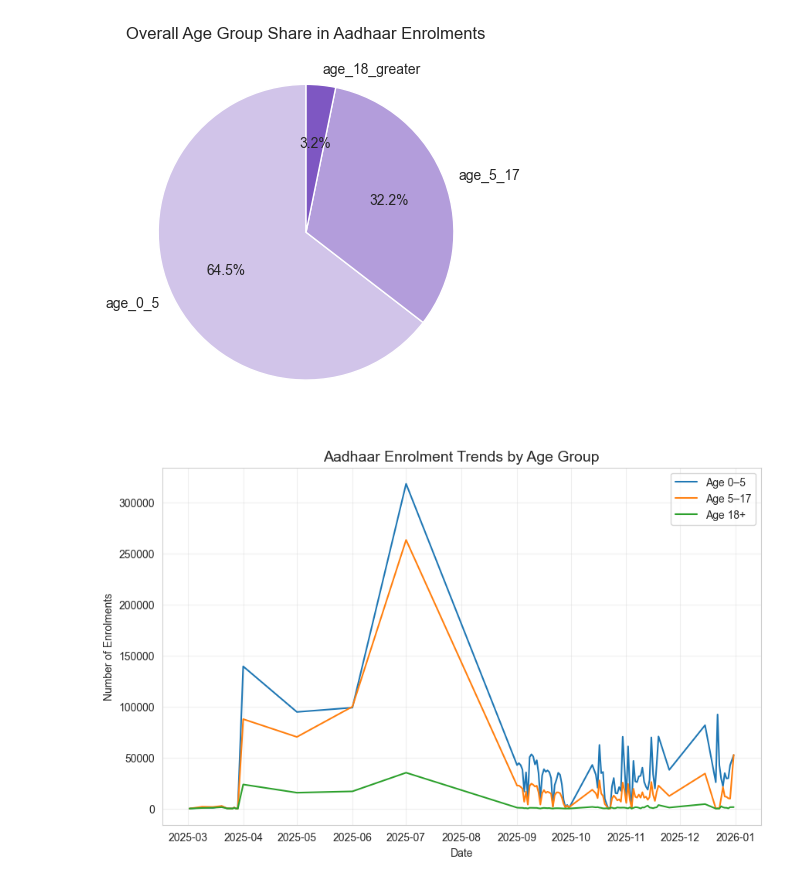
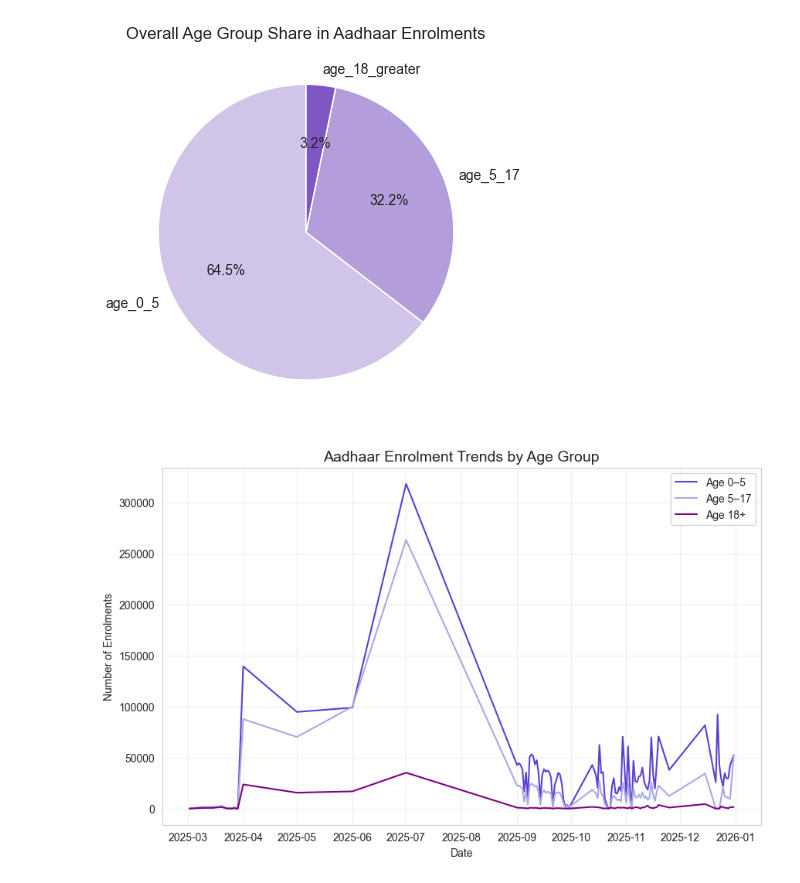
Before and after one commit to Mahii0107/aadhaar-analysis, a Jupyter notebook: enrollment.ipynb, the cells around one changed output. Saved outputs shown, nothing was run; the diff lists cells and outputs as text; code cells hidden in the pictures.

```diff
--- a/enrollment.ipynb
+++ b/enrollment.ipynb
@@ -247,0 +264,2 @@ df = df[df['state_final'].str.len() > 0]
+# %%
+df['district_clean'] = df['district_clean'].str.replace(r'\s+', ' ', regex=True)
@@ -257,5 +291,5 @@ df.head()
 # %%
-df = df[['date', 'state_final', 'pincode', 'age_0_5', 'age_5_17', 'age_18_greater']]
+df = df[['date', 'state_final', 'district_clean', 'pincode', 'age_0_5', 'age_5_17', 'age_18_greater']]
 # %%
 df.head()
 # %% [output]
@@ -289,5 +323,5 @@ np.int64(3)
 # %%
-bad_pincodes = df.groupby('pincode')['state_final'].nunique()
+bad_pincodes = df.groupby('pincode')['district_clean'].nunique()
 bad_pincodes = bad_pincodes[bad_pincodes > 1]
 bad_pincodes
 # %% [output]
@@ -323,6 +357,6 @@ df[df['pincode'].isin(bad_pincodes.index)][['pincode', 'state_final']].sort_valu
 # %%
-# fixing using majority state for those pincodes
+# fixing using majority district for those pincodes
 for pin in bad_pincodes.index:
-    correct_state = (df[df['pincode'] == pin]['state_final'].value_counts().idxmax())
-    df.loc[df['pincode'] == pin, 'state_final'] = correct_state
+    correct_district = (df[df['pincode'] == pin]['district_clean'].value_counts().idxmax())
+    df.loc[df['pincode'] == pin, 'district_clean'] = correct_district
 # %%
@@ -711,15 +752,15 @@ age_trend = (
 # %%
 plt.figure(figsize=(10, 6))
 
-sns.lineplot(data=age_trend, x="date", y="age_0_5", label="Age 0–5")
-sns.lineplot(data=age_trend, x="date", y="age_5_17", label="Age 5–17")
-sns.lineplot(data=age_trend, x="date", y="age_18_greater", label="Age 18+")
+sns.lineplot(data=age_trend, x="date", y="age_0_5", label="Age 0–5", color = '#5D3FD3')
+sns.lineplot(data=age_trend, x="date", y="age_5_17", label="Age 5–17", color = "#A8A8E7")
+sns.lineplot(data=age_trend, x="date", y="age_18_greater", label="Age 18+", color = '#800080')
 
 plt.title("Aadhaar Enrolment Trends by Age Group", fontsize=14)
 plt.xlabel("Date")
 plt.ylabel("Number of Enrolments")
 plt.legend()
 plt.grid(alpha=0.3)
 plt.show()
 # %% [output]
-[figure, old version]
+[figure, new version]
```
Also changed, not shown: parts of 24 cells of this notebook.
